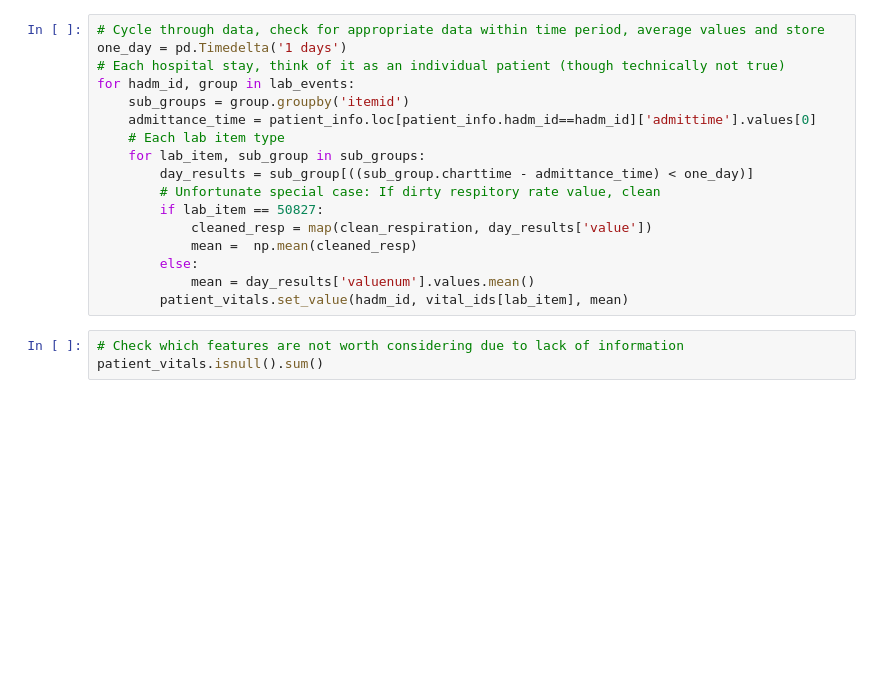
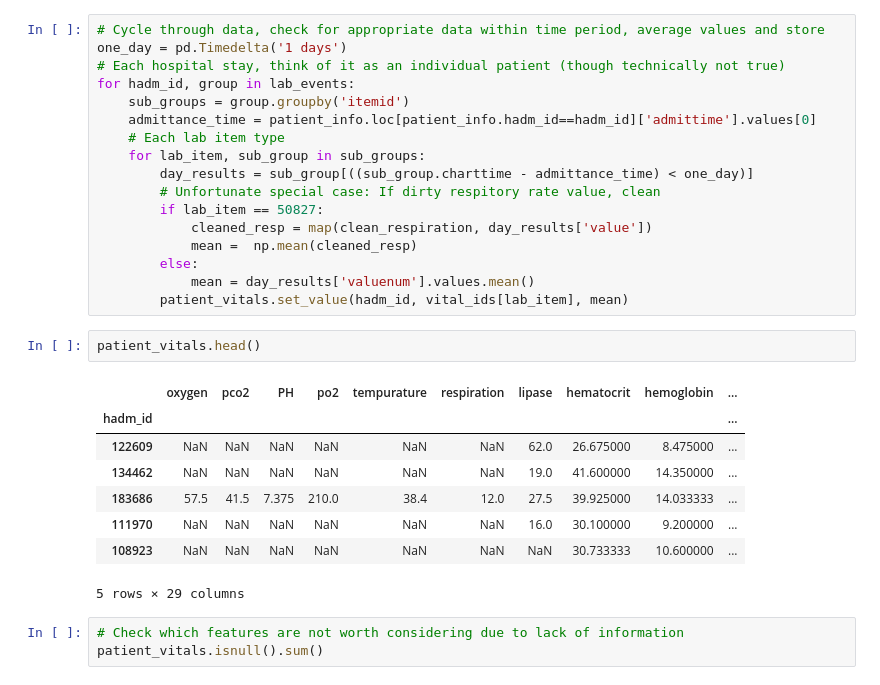
Before and after one commit to j-crowe/ICU_Survival_ML_Model_Comparison, a Jupyter notebook: Septic Feature Probe.ipynb, the cells around one changed output. Saved outputs shown, nothing was run; the diff lists cells and outputs as text; blank space fills up the shorter version.

```diff
--- a/Septic Feature Probe.ipynb
+++ b/Septic Feature Probe.ipynb
@@ -251,6 +252,17 @@ for hadm_id, group in lab_events:
         else:
             mean = day_results['valuenum'].values.mean()
         patient_vitals.set_value(hadm_id, vital_ids[lab_item], mean)
+# %%
+patient_vitals.head()
+# %% [output]
+|  | oxygen | pco2 | PH | po2 | tempurature | respiration | lipase | hematocrit | hemoglobin | ... |
+| hadm_id |  |  |  |  |  |  |  |  |  | ... |
+| 122609 | NaN | NaN | NaN | NaN | NaN | NaN | 62.0 | 26.675000 | 8.475000 | ... |
+| 134462 | NaN | NaN | NaN | NaN | NaN | NaN | 19.0 | 41.600000 | 14.350000 | ... |
+| 183686 | 57.5 | 41.5 | 7.375 | 210.0 | 38.4 | 12.0 | 27.5 | 39.925000 | 14.033333 | ... |
+| 111970 | NaN | NaN | NaN | NaN | NaN | NaN | 16.0 | 30.100000 | 9.200000 | ... |
+| 108923 | NaN | NaN | NaN | NaN | NaN | NaN | NaN | 30.733333 | 10.600000 | ... |
+5 rows × 29 columns
 # %%
 # Check which features are not worth considering due to lack of information
 patient_vitals.isnull().sum()
```
Also changed, not shown: parts of 5 cells of this notebook, 11 other files.
